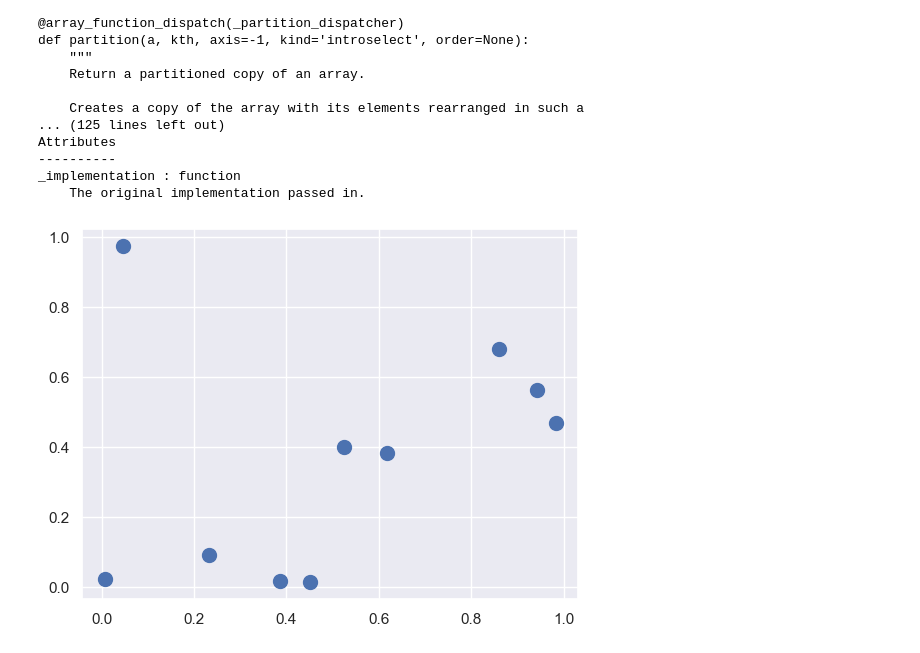
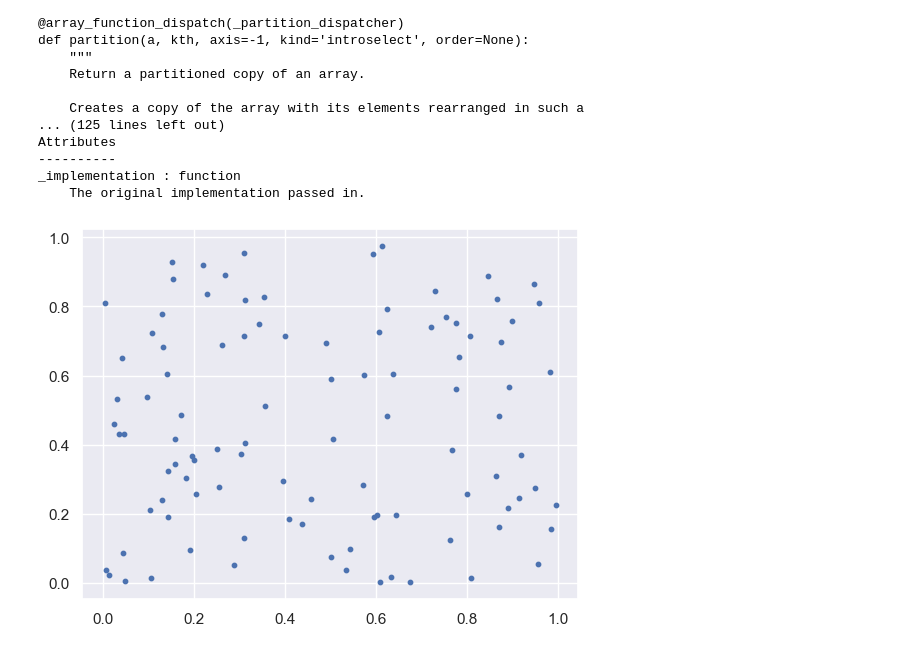
Before and after one commit to Astro-Joe/Data_Science_Learning_Process, a Jupyter notebook: Numerical_Python/Sorting_arrays.ipynb, the cells around one changed output. Cells and saved outputs as stored; diff of their text form; code cells hidden in the pictures.

```diff
--- a/Numerical_Python/Sorting_arrays.ipynb
+++ b/Numerical_Python/Sorting_arrays.ipynb
@@ -77,14 +77,14 @@ _implementation : function
 # %%
 # k-Nearest Neighbours
 
-X = rand.rand(10, 2)
+X = rand.rand(100, 2)
 # %%
 %matplotlib inline
 import matplotlib.pyplot as plt
 import seaborn; seaborn.set() # Plot styling
-plt.scatter(X[:, 0], X[:, 1], s=100);
+plt.scatter(X[:, 0], X[:, 1], s=10);
 plt.show()
 # %% [output]
-[figure, old version]
+[figure, new version]
 # %%
 dist_sq = np.sum((X[:, np.newaxis, :] - X[np.newaxis, :, :]) ** 2, axis=-1)
```
Also changed, not shown: parts of 6 cells of this notebook.
